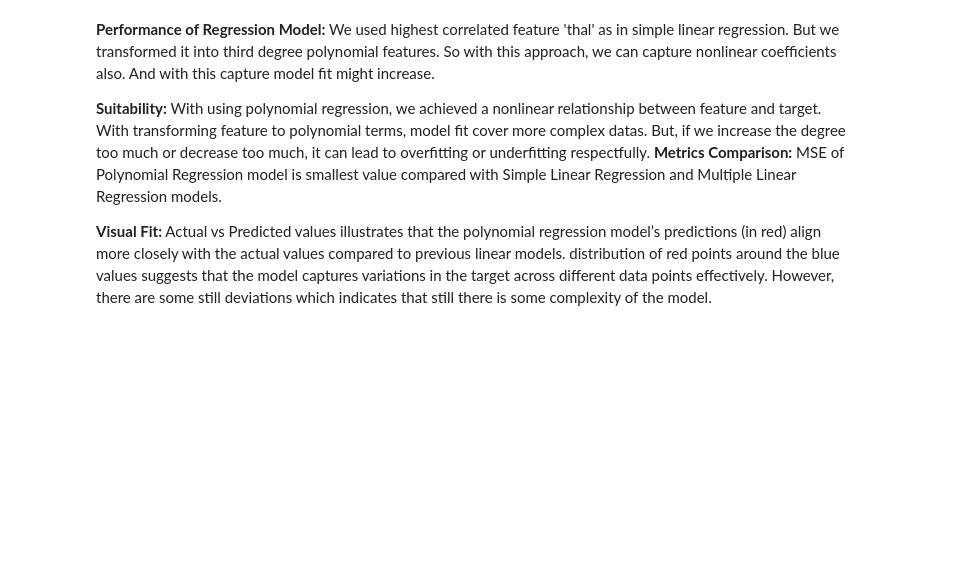
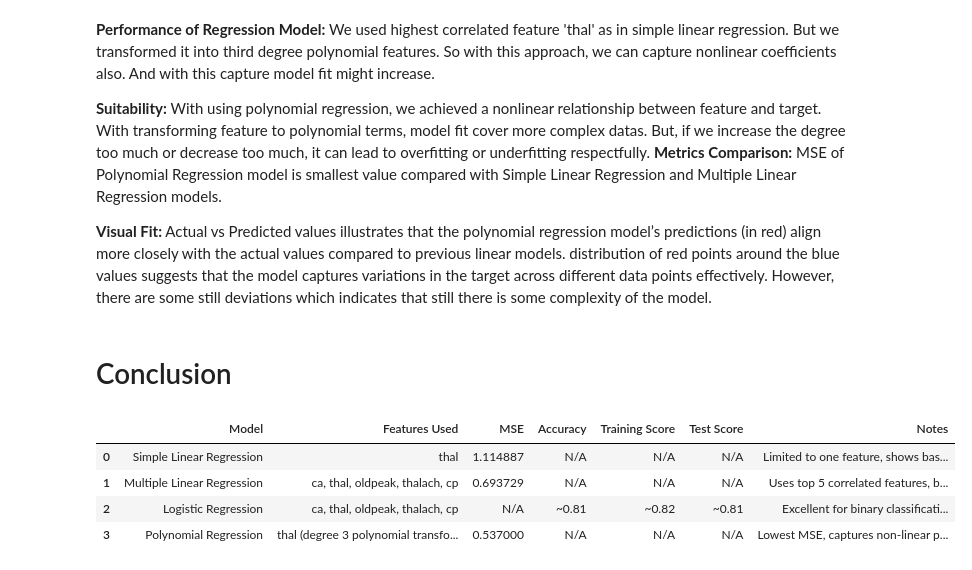
Before and after one commit to mertkarahan955/CENG463-HW, a Jupyter notebook: G01_CENG463_HW1.ipynb, the cells around one changed output. Drawn from its saved outputs; the diff is of its cells as text; code cells hidden in the pictures; blank space fills up the shorter version.

Commit message:
Conclusion added

```diff
--- a/G01_CENG463_HW1.ipynb
+++ b/G01_CENG463_HW1.ipynb
@@ -568,3 +570,36 @@ plt.show()
 **Metrics Comparison:** MSE of Polynomial Regression model is smallest value compared with Simple Linear Regression and Multiple Linear Regression models.
 
 **Visual Fit:** Actual vs Predicted values illustrates that the polynomial regression model’s predictions (in red) align more closely with the actual values compared to previous linear models. distribution of red points around the blue values suggests that the model captures variations in the target across different data points effectively. However, there are some still deviations which indicates that still there is some complexity of the model.
+# %% [markdown]
+# Conclusion
+# %%
+# Creating a DataFrame to compare all models
+data = {
+    "Model": ["Simple Linear Regression", "Multiple Linear Regression", "Logistic Regression", "Polynomial Regression"],
+    "Features Used": ["thal", "ca, thal, oldpeak, thalach, cp", "ca, thal, oldpeak, thalach, cp", "thal (degree 3 polynomial transformation)"],
+    "MSE": [1.114887, 0.693729, "N/A", 0.537],
+    "Accuracy": ["N/A", "N/A", "~0.81", "N/A"],
+    "Training Score": ["N/A", "N/A", "~0.82", "N/A"],
+    "Test Score": ["N/A", "N/A", "~0.81", "N/A"],
+    "Notes": [
+        "Limited to one feature, shows basic linear fit, higher error, potential underfitting",
+        "Uses top 5 correlated features, better fit, reduced error, captures more variance",
+        "Excellent for binary classification, balanced training and test scores, accurately separates classes",
+        "Lowest MSE, captures non-linear patterns, close alignment with actual values, complexity remains"
+    ]
+}
+
+# Convert data to a DataFrame
+comparison_table = pd.DataFrame(data)
+
+# Set display options for full cell content
+pd.options.display.max_colwidth = None
+
+# Display the table with wrapped text in the 'Notes' column
+comparison_table.style.set_properties(subset=['Notes'], **{'text-align': 'left', 'white-space': 'normal'})
+# %% [output]
+|  | Model | Features Used | MSE | Accuracy | Training Score | Test Score | Notes |
+| 0 | Simple Linear Regression | thal | 1.114887 | N/A | N/A | N/A | Limited to one feature, shows bas... |
+| 1 | Multiple Linear Regression | ca, thal, oldpeak, thalach, cp | 0.693729 | N/A | N/A | N/A | Uses top 5 correlated features, b... |
+| 2 | Logistic Regression | ca, thal, oldpeak, thalach, cp | N/A | ~0.81 | ~0.82 | ~0.81 | Excellent for binary classificati... |
+| 3 | Polynomial Regression | thal (degree 3 polynomial transfo... | 0.537000 | N/A | N/A | N/A | Lowest MSE, captures non-linear p... |
```
Also changed, not shown: parts of 4 cells of this notebook.
